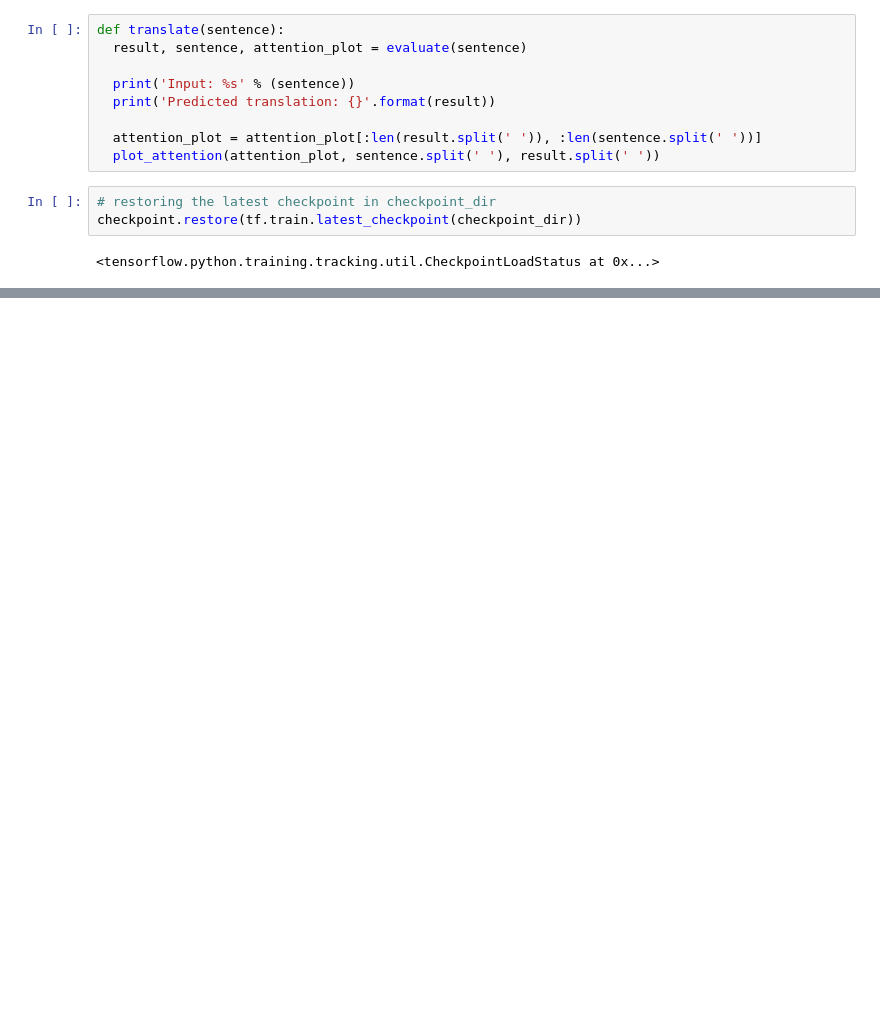
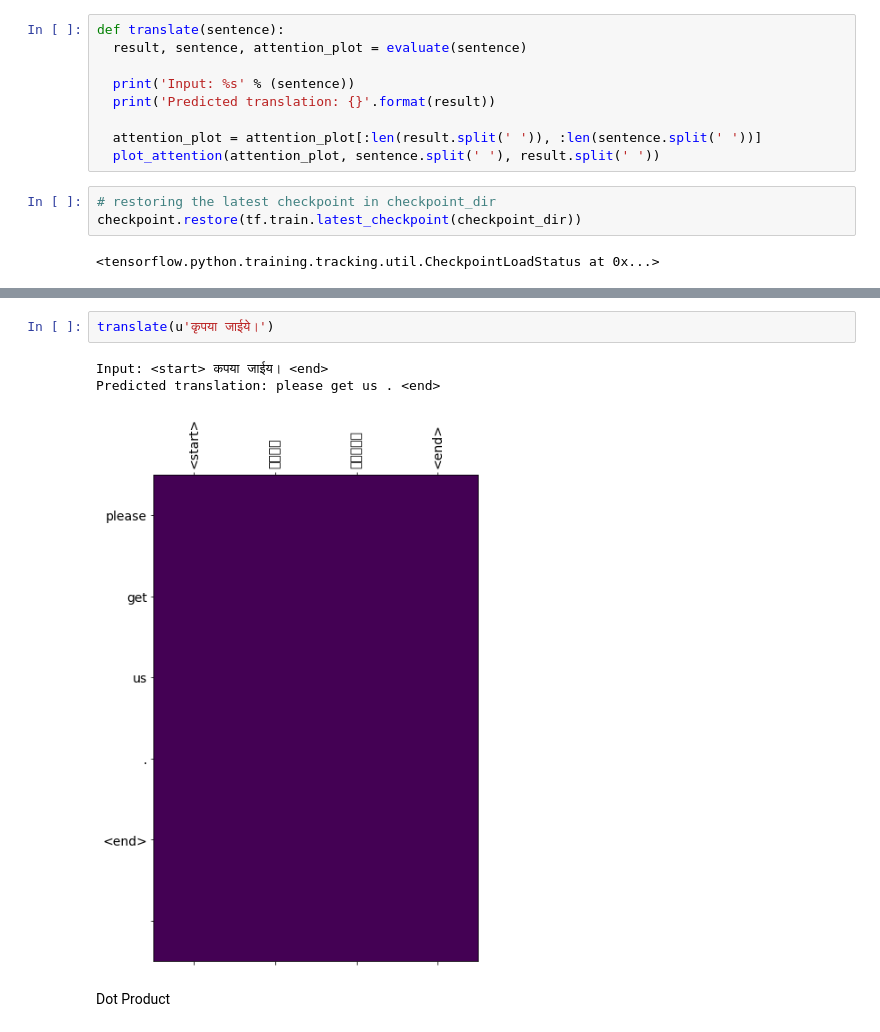
Before and after one commit to BlackCurrantDS/DeepLearning, a Jupyter notebook: IDL_Assignment7.ipynb, the cells around one changed output, grey strips where cells are left out. Cells and saved outputs as stored; diff of their text form; blank space fills up the shorter version.

```diff
--- a/IDL_Assignment7.ipynb
+++ b/IDL_Assignment7.ipynb
@@ -451,0 +699,8 @@ Predicted translation: please get up . <end>
+# %%
+translate(u'कृपया जाईये।')
+# %% [output]
+Input: <start> कपया जाईय। <end>
+Predicted translation: please get us . <end>
+[figure, added]
+# %% [markdown]
+Dot Product
```
Also changed, not shown: parts of 36 cells of this notebook.
